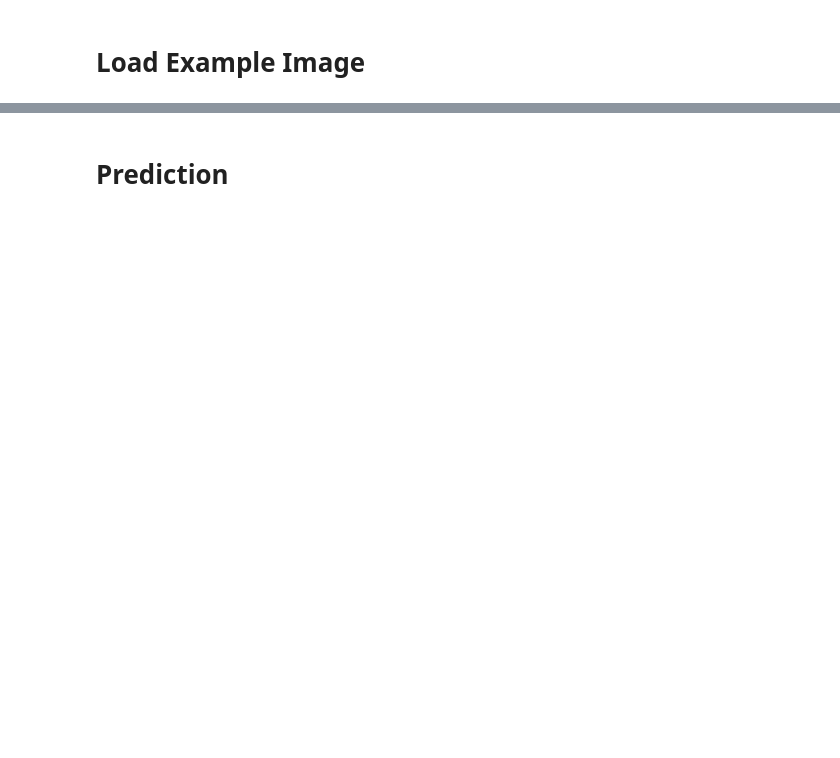
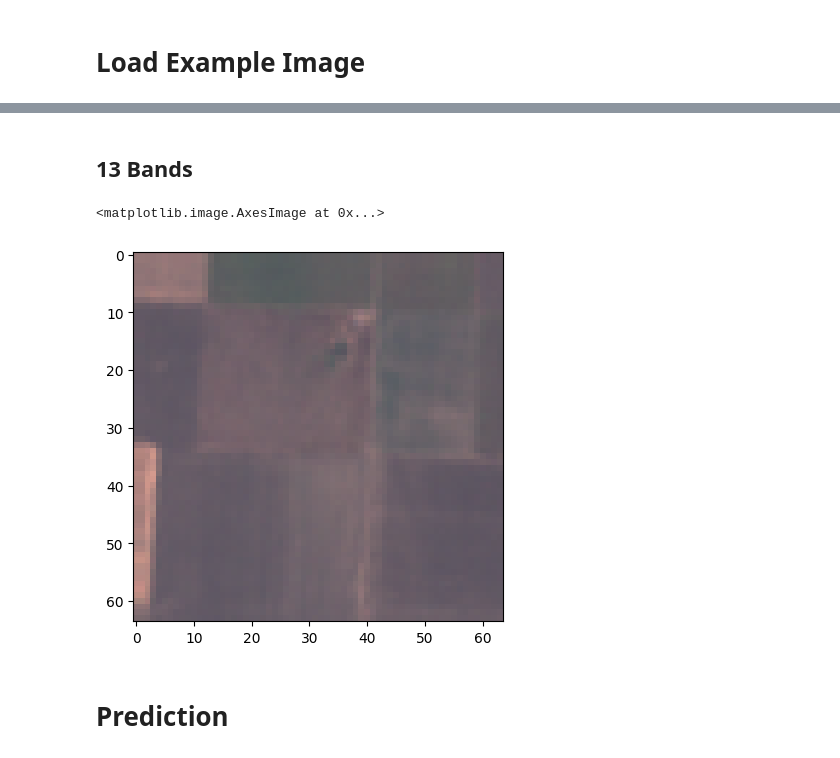
Before and after one commit to luandknguyen/cs450_euro_sat, a Jupyter notebook: ModelAnalysis.ipynb, the cells around one changed output, grey strips where cells are left out. Saved outputs shown, nothing was run; the diff lists cells and outputs as text; code cells hidden in the pictures; blank space fills up the shorter version.

```diff
--- a/ModelAnalysis.ipynb
+++ b/ModelAnalysis.ipynb
@@ -27,2 +38,10 @@ pyplot.imshow(img)
+# %% [markdown]
+## 13 Bands
+# %%
+img = torch.load("dataset13_pt/AnnualCrop/AnnualCrop_1.pt")
+pyplot.imshow(numpy.clip(img[[3, 2, 1]].transpose((1, 2, 0)) / 2750, 0., 1.))
+# %% [output]
+<matplotlib.image.AxesImage at 0x...>
+[figure, added]
 # %% [markdown]
 # Prediction
```
Also changed, not shown: parts of 10 cells of this notebook.
